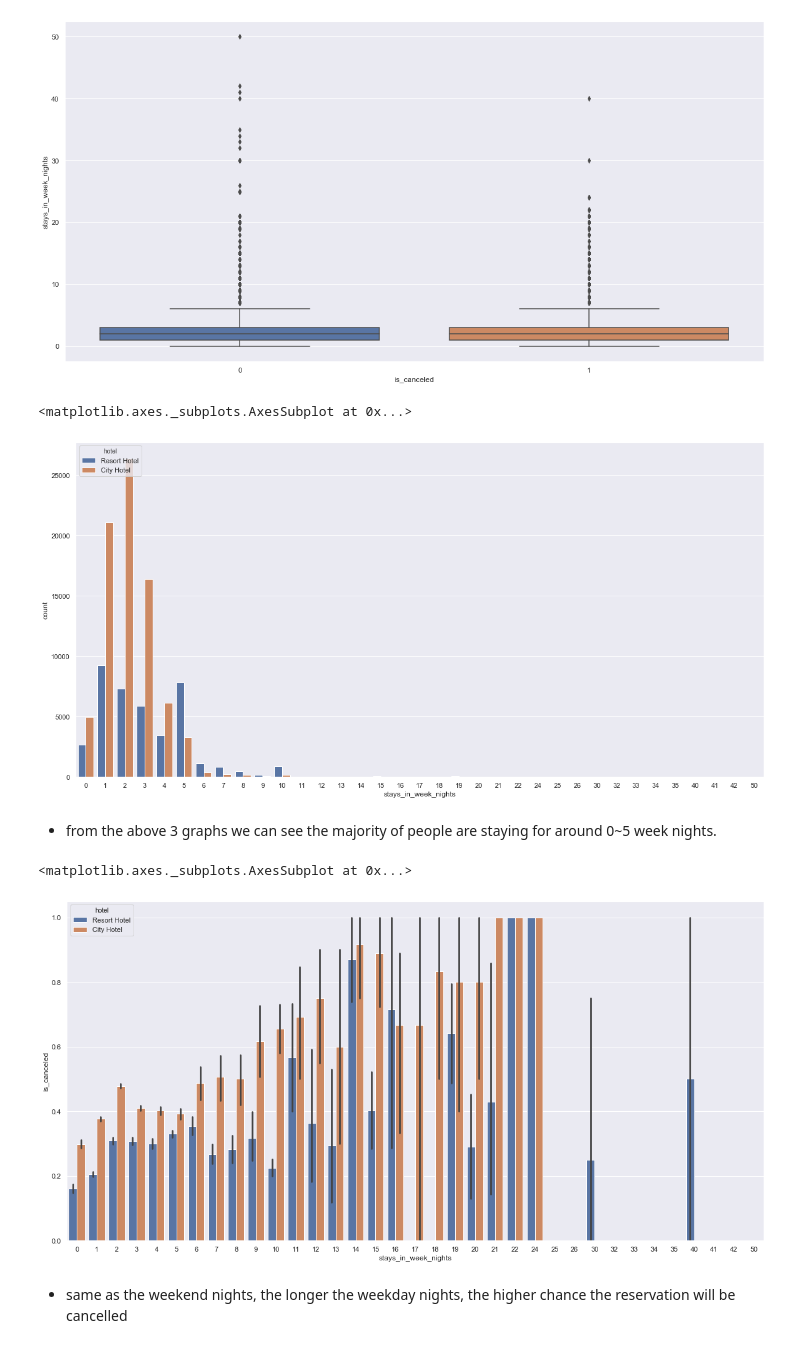
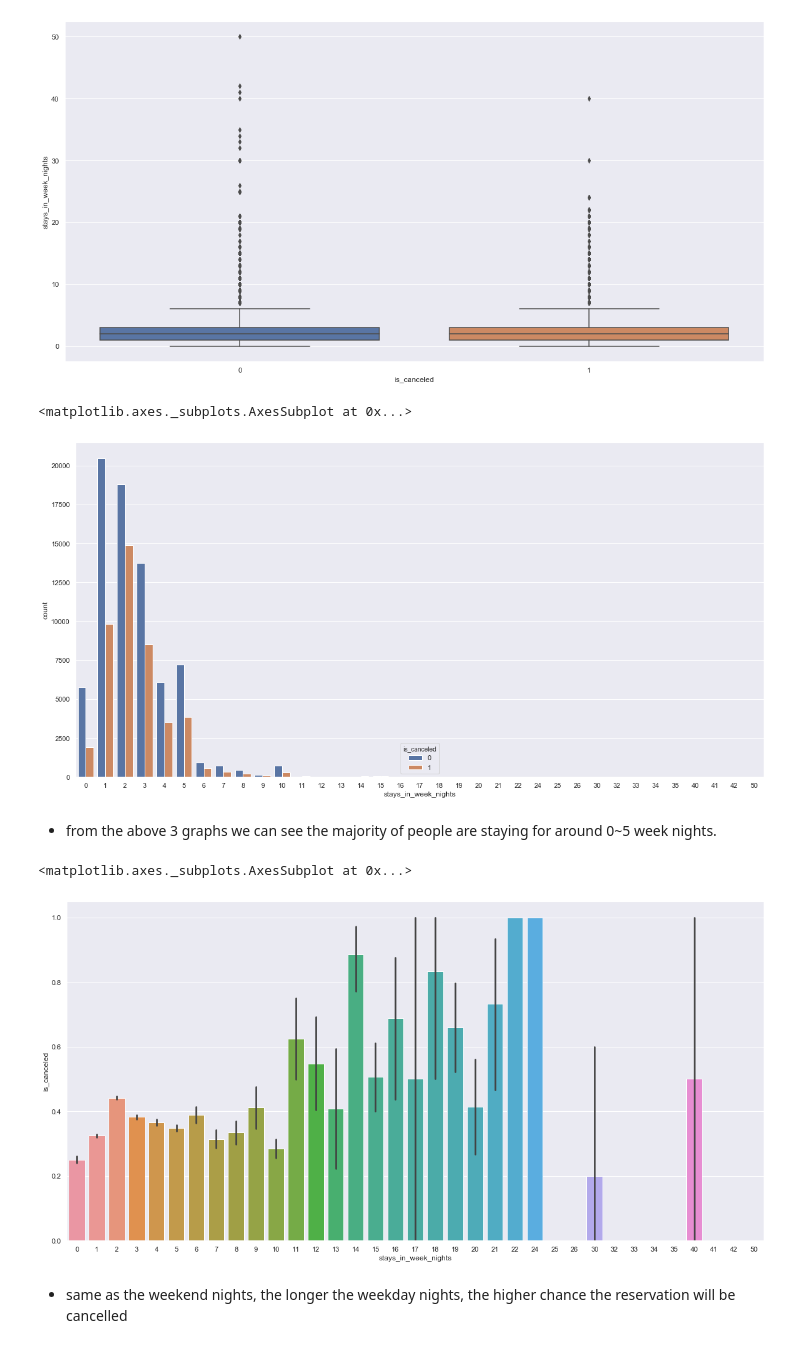
Before and after one commit to tkong1998/hotel-booking-demand, a Jupyter notebook: data_visualization.ipynb, the cells around one changed output. Drawn from its saved outputs; the diff is of its cells as text; code cells hidden in the pictures.

```diff
--- a/data_visualization.ipynb
+++ b/data_visualization.ipynb
@@ -239,18 +223,18 @@ sns.boxplot(x=hotel['is_canceled'],y=hotel['stays_in_week_nights'])
 [figure]
 # %%
 plt.figure(figsize = (20,10))
-sns.countplot(x='stays_in_week_nights', hue='hotel', data=hotel)
+sns.countplot(x='stays_in_week_nights', hue='is_canceled', data=hotel)
 # %% [output]
 <matplotlib.axes._subplots.AxesSubplot at 0x...>
-[figure, old version]
+[figure, new version]
 # %% [markdown]
 - from the above 3 graphs we can see the majority of people are staying for around 0~5 week nights.
 # %%
 # bar chart for stays on week nights
 plt.figure(figsize=(20,10))
-sns.barplot(x='stays_in_week_nights', y='is_canceled', hue='hotel', data=hotel)
+sns.barplot(x='stays_in_week_nights', y='is_canceled', data=hotel)
 # %% [output]
 <matplotlib.axes._subplots.AxesSubplot at 0x...>
-[figure, old version]
+[figure, new version]
 # %% [markdown]
 - same as the weekend nights, the longer the weekday nights, the higher chance the reservation will be cancelled
```
Also changed, not shown: parts of 31 cells of this notebook, 4 other files.
